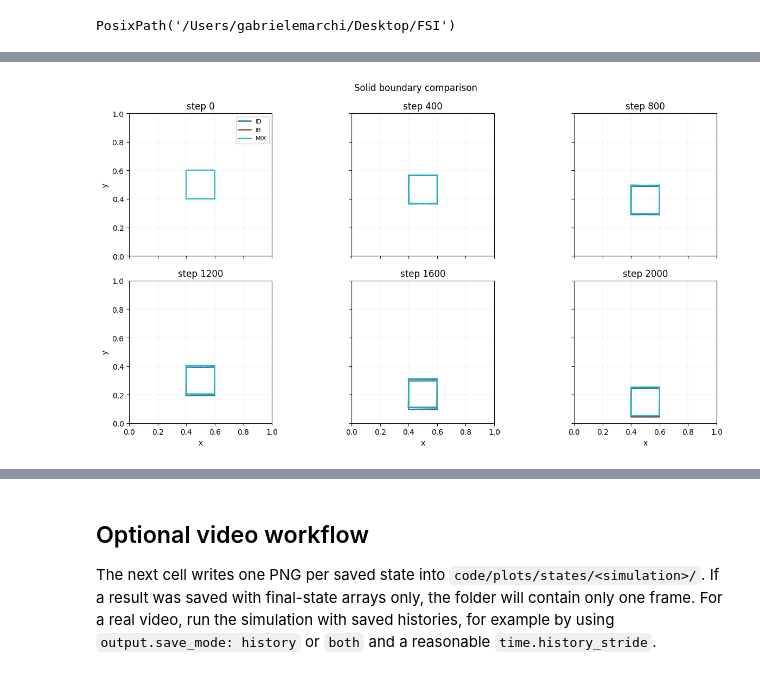
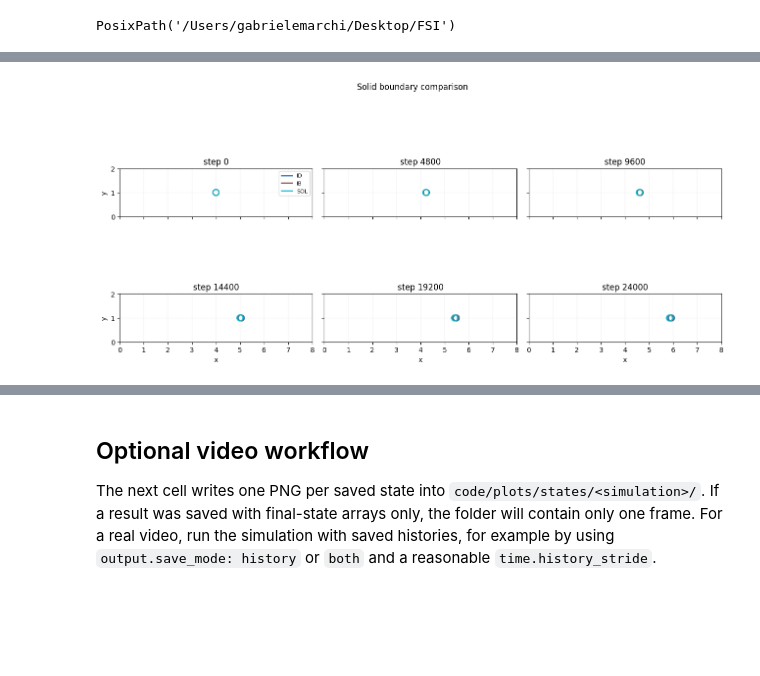
Before and after one commit to March-Ga/FSI, a Jupyter notebook: code/plots/visualization.ipynb, the cells around one changed output, grey strips where cells are left out. Drawn from its saved outputs; the diff is of its cells as text; code cells hidden in the pictures; blank space fills up the shorter version.

```diff
--- a/code/plots/visualization.ipynb
+++ b/code/plots/visualization.ipynb
@@ -35,8 +35,10 @@ from immersed_fsi.io import load_results, parse_float, parse_int
 
 
 # Names such as "falling_square" or "falling_cylinder", or explicit .npz paths.
-SIMULATIONS = ["falling_square_id", "falling_square_ib", "falling_square_mix"]
-LABELS = ["ID", "IB", "MIX"]
+# SIMULATIONS = ["falling_square_id", "falling_square_ib", "falling_square_mix"]
+# LABELS = ["ID", "IB", "MIX"]
+SIMULATIONS = ["falling_cylinder_id", "falling_cylinder_ib", "falling_cylinder_ib_solid",]
+LABELS = ["ID", "IB", "SOL"]
 
 OUTPUT_ROOT = CODE_DIR / "cases" / "outputs"
 FIGURE_ROOT = CODE_DIR / "plots" / "figures"
@@ -349,55 +449,70 @@ def solid_boundary_segments(case, frame=-1):
     return [(P[0, edge], P[1, edge]) for edge in edges]
 
 
+def solid_frame_steps(case):
+    return case_saved_steps(case, solid_history_length(case))
+
+
 def comparison_frames(case, n_times=6):
-    n_frames = history_length(case)
+    n_frames = solid_history_length(case)
     if n_frames <= 1:
-        return [-1], ["final"]
-    frames = np.linspace(0, n_frames - 1, n_times).round().astype(int)
+        return [-1], ["final"], [np.nan]
+
+    steps = solid_frame_steps(case)
+    targets = np.linspace(float(steps[0]), float(steps[-1]), n_times)
+    frames = [int(np.argmin(np.abs(steps - target))) for target in targets]
     frames[0] = 0
     frames[-1] = n_frames - 1
 
-    frame_indices = case["arrays"].get("frame_indices")
-    if frame_indices is not None:
-        steps = np.asarray(frame_indices, dtype=int).reshape(-1)[frames]
-    else:
-        steps = frames
-    labels = [f"step {int(step)}" for step in steps]
-    return frames.tolist(), labels
+    labels = [f"step {int(round(steps[frame]))}" for frame in frames]
+    targets = [float(steps[frame]) for frame in frames]
+    return frames, labels, targets
+
+
+def nearest_solid_frame(case, target_step):
+    n_frames = solid_history_length(case)
+    if n_frames <= 1 or not np.isfinite(target_step):
+        return -1
+    steps = solid_frame_steps(case)
+    return int(np.argmin(np.abs(steps - target_step)))
 
 
 def plot_solid_boundary_comparison(cases, n_times=6):
     reference = cases[0]
-    frames, labels = comparison_frames(reference, n_times=n_times)
+    frames, labels, target_steps = comparison_frames(reference, n_times=n_times)
     meta = fluid_metadata(reference)
     colors = plt.cm.tab10(np.linspace(0.0, 1.0, max(len(cases), 3)))
 
     fig, axes = plt.subplots(2, 3, figsize=(13, 7), sharex=True, sharey=True)
     axes = axes.ravel()
-    for ax, frame, label in zip(axes, frames, labels):
+    for ax, frame, label, target_step in zip(axes, frames, labels, target_steps):
         for color, case in zip(colors, cases):
-            case_frame = min(frame, history_length(case) - 1) if frame != -1 else -1
+            case_frame = nearest_solid_frame(case, target_step)
             for x_edge, y_edge in solid_boundary_segments(case, frame=case_frame):
                 ax.plot(x_edge, y_edge, color=color, linewidth=1.45, alpha=0.95)
             ax.plot([], [], color=color, linewidth=1.8, label=case["name"])
 
         ax.set_title(label)
         ax.set_aspect("equal", adjustable="box")
         ax.set_xlim(0.0, meta["lx"])
         ax.set_ylim(0.0, meta["ly"])
         ax.grid(True, linewidth=0.35, alpha=0.35)
 
+    for ax in axes[len(frames):]:
+        ax.set_axis_off()
     for ax in axes[3:]:
-        ax.set_xlabel("x")
+        if ax.axison:
+            ax.set_xlabel("x")
     for ax in axes[::3]:
-        ax.set_ylabel("y")
+        if ax.axison:
+            ax.set_ylabel("y")
     axes[0].legend(loc="best", fontsize=8)
     fig.suptitle("Solid boundary comparison")
     fig.tight_layout()
     return fig
 
 
 fig = plot_solid_boundary_comparison(cases, n_times=6)
 plt.show()
 # %% [output]
-[figure, old version]
+[figure, new version]
```
Also changed, not shown: parts of 4 cells of this notebook, 2 other files.
